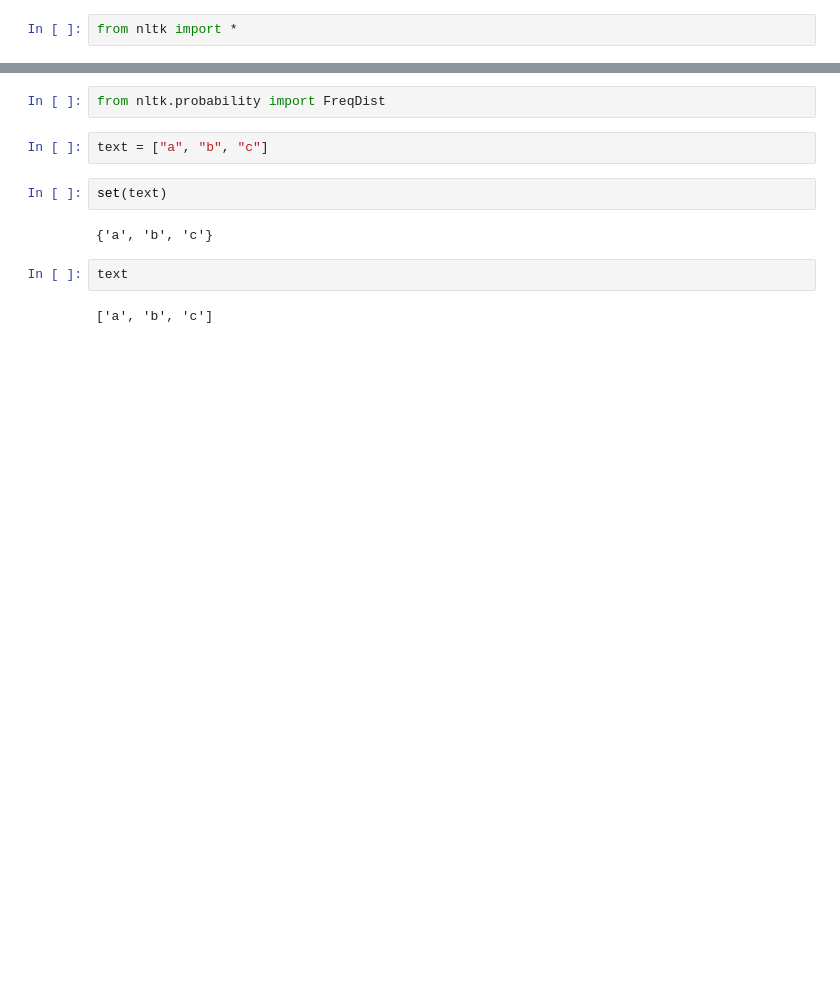
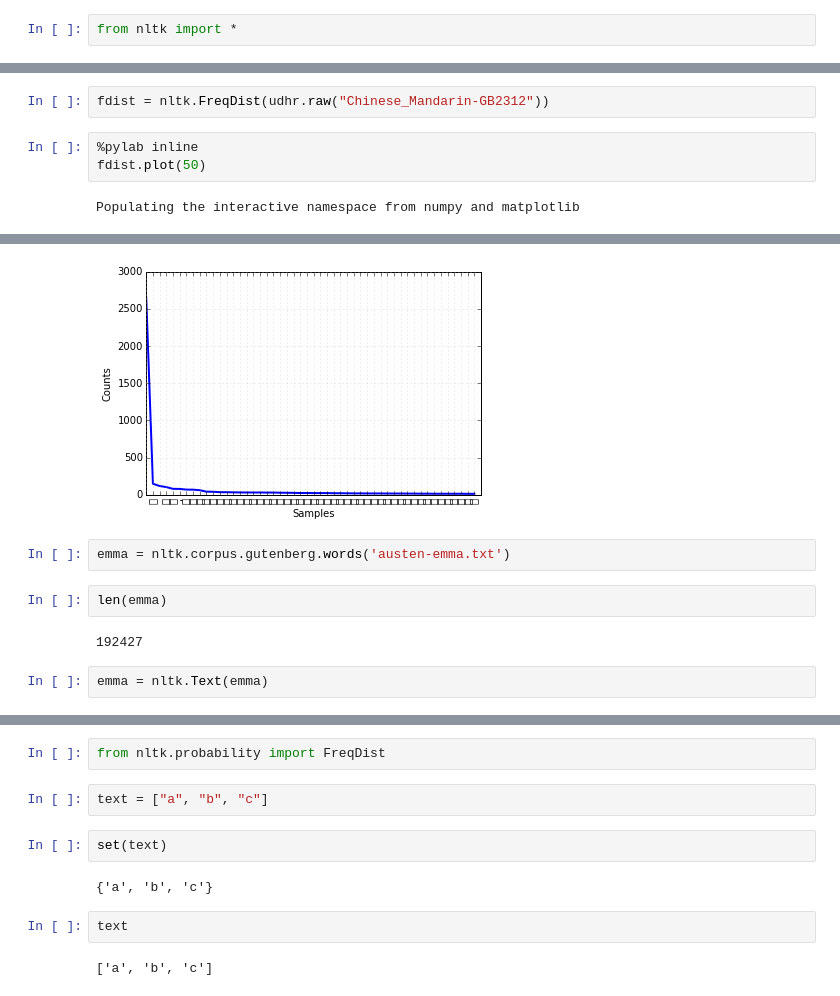
Before and after one commit to zjmwqx/ipythonCode, a Jupyter notebook: nltklearn/Chapter1.ipynb, the cells around one changed output, grey strips where cells are left out. Saved outputs shown, nothing was run; the diff lists cells and outputs as text; blank space fills up the shorter version.

```diff
--- a/nltklearn/Chapter1.ipynb
+++ b/nltklearn/Chapter1.ipynb
@@ -7,0 +92,7 @@ from nltk import *
+# %%
+fdist = nltk.FreqDist(udhr.raw("Chinese_Mandarin-GB2312"))
+# %%
+%pylab inline
+fdist.plot(50)
+# %% [output]
+Populating the interactive namespace from numpy and matplotlib
@@ -7,0 +101,9 @@ from nltk import *
+[figure, added]
+# %%
+emma = nltk.corpus.gutenberg.words('austen-emma.txt')
+# %%
+len(emma)
+# %% [output]
+192427
+# %%
+emma = nltk.Text(emma)
```
Also changed, not shown: parts of 93 cells of this notebook, 1 other file.
